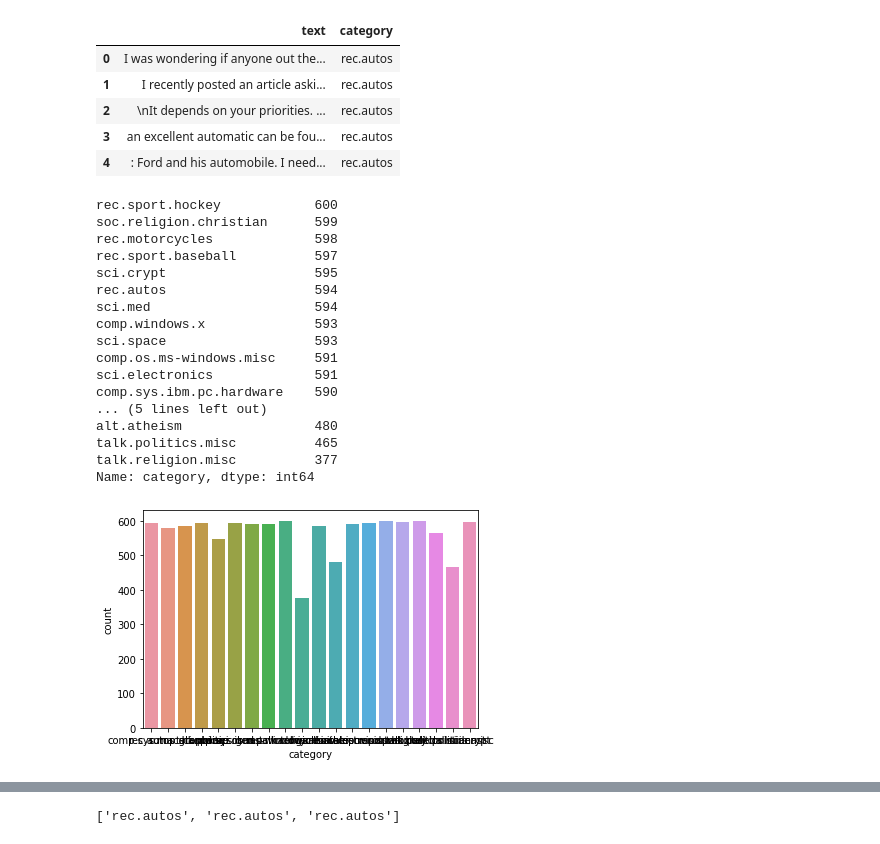
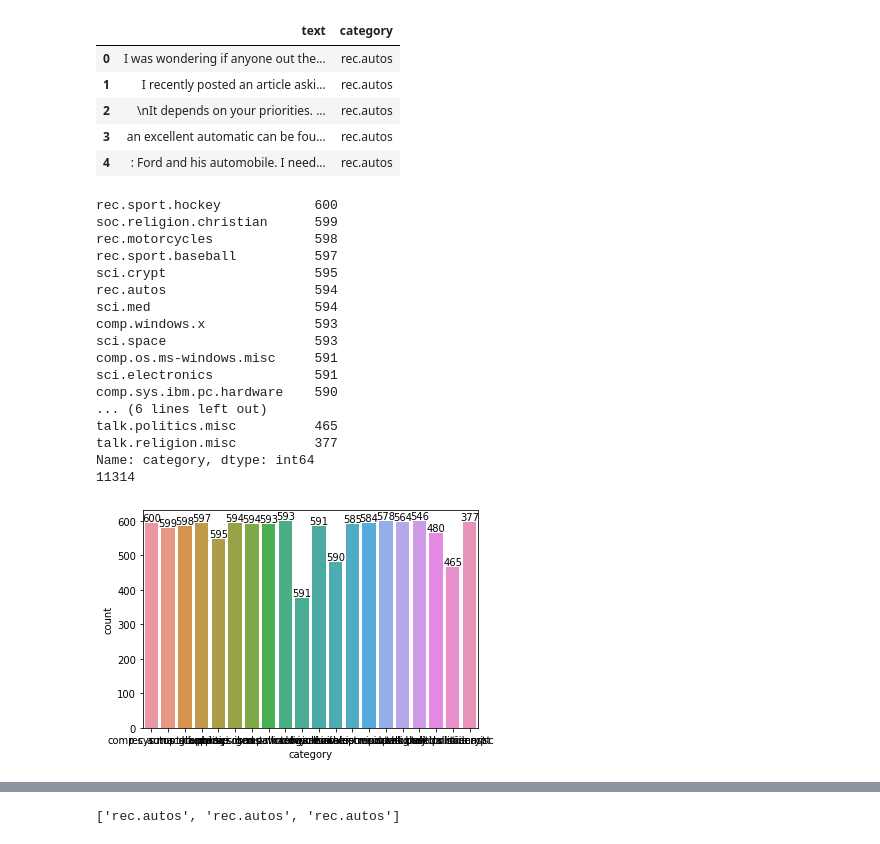
Before and after one commit to sebastianmorta/SearchingSystems, a Jupyter notebook: new.ipynb, the cells around one changed output, grey strips where cells are left out. Drawn from its saved outputs; the diff is of its cells as text; code cells hidden in the pictures.

```diff
--- a/new.ipynb
+++ b/new.ipynb
@@ -31,27 +31,33 @@ df.head()
 | 3 | an excellent automatic can be fou... | rec.autos |
 | 4 | : Ford and his automobile. I need... | rec.autos |
 # %%
-sns.countplot(df.category) # generate class plot
+ax = sns.countplot(df.category) # generate class plot
+
+abs_values = df['category'].value_counts().values
+ax.bar_label(container=ax.containers[0], labels=abs_values)
+fig = ax.get_figure()
+fig.savefig("category_count.png")
 print(df['category'].value_counts()) # print count for each class
+print(len(df))
 # %% [output]
 rec.sport.hockey            600
 soc.religion.christian      599
 rec.motorcycles             598
 rec.sport.baseball          597
 sci.crypt                   595
 rec.autos                   594
 sci.med                     594
 comp.windows.x              593
 sci.space                   593
 comp.os.ms-windows.misc     591
 sci.electronics             591
 comp.sys.ibm.pc.hardware    590
-... (5 lines left out)
-alt.atheism                 480
+... (6 lines left out)
 talk.politics.misc          465
 talk.religion.misc          377
 Name: category, dtype: int64
+11314
-[figure, old version]
+[figure, new version]
 # %%
 # count number of words in each article
 
```
Also changed, not shown: parts of 5 cells of this notebook, 11 other files.
